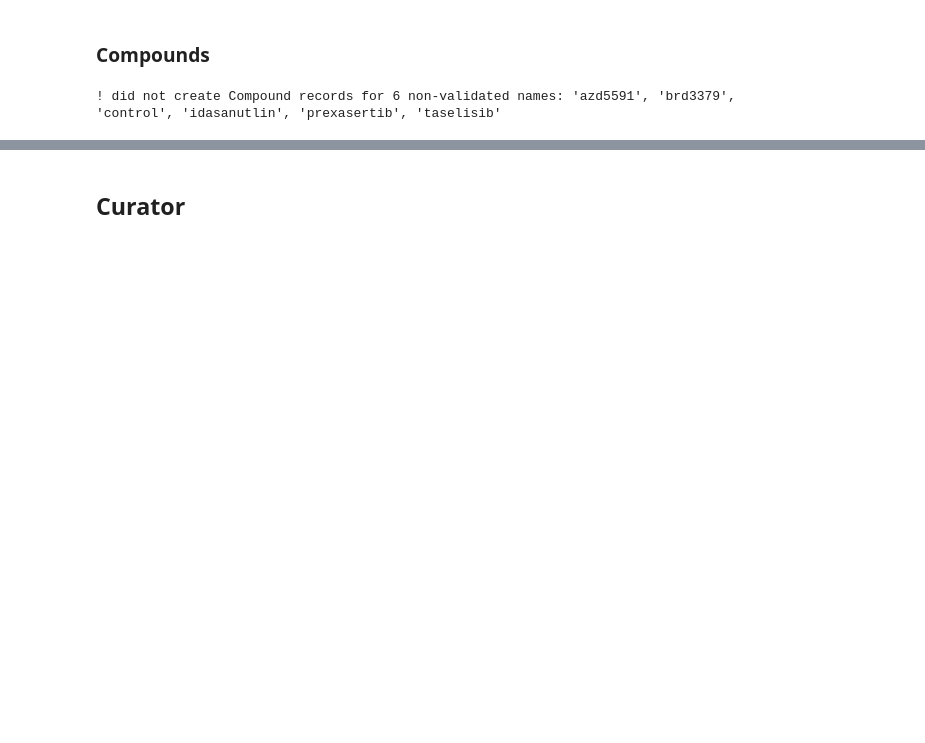
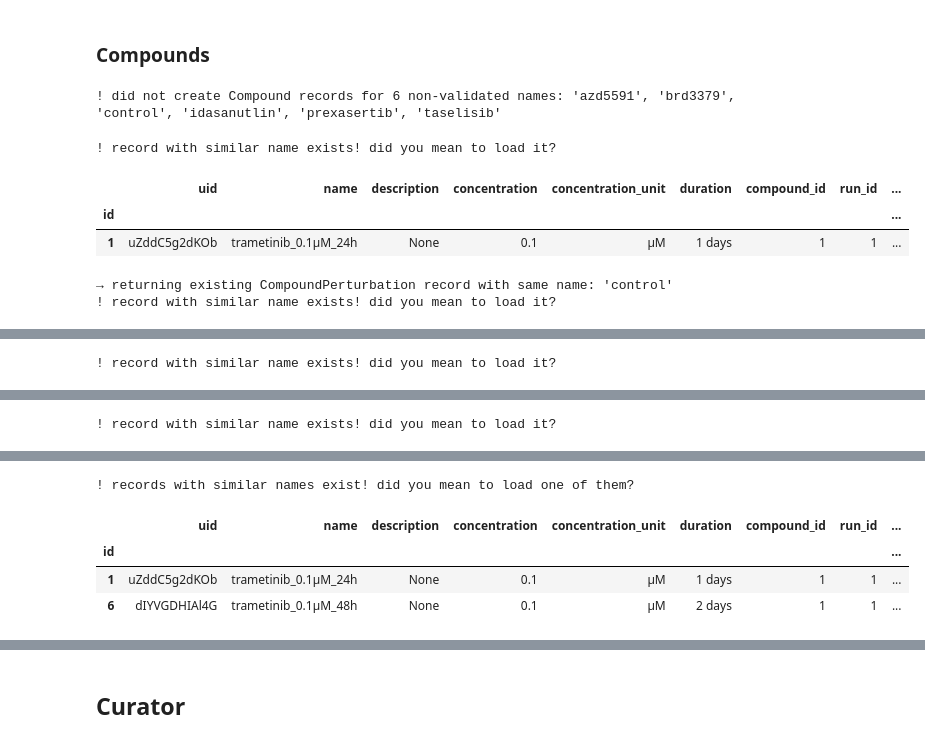
Before and after one commit to scverse/pertpy-datasets, a Jupyter notebook: scripts/lamindb_datasets/mcfarland_2020_demo_tutorial.ipynb, the cells around one changed output, grey strips where cells are left out. Cells and saved outputs as stored; diff of their text form; code cells hidden in the pictures; blank space fills up the shorter version.

```diff
--- a/scripts/lamindb_datasets/mcfarland_2020_demo_tutorial.ipynb
+++ b/scripts/lamindb_datasets/mcfarland_2020_demo_tutorial.ipynb
@@ -106,20 +103,30 @@ wl.Compound.from_values(adata.obs["compound"]).save();
 compounds = [wl.Compound(name=cpd) for cpd in {"azd5591", "brd3379", "control", "idasanutlin", "prexasertib","taselisib"}]
 ln.save(compounds)
 # %%
+# register compound perturbations: compound + dose + duration
 compound_meta = adata.obs[adata.obs["compound"].notna()][
-    ["perturbation", "dose_unit", "dose_value"]
+    ["perturbation", "dose_unit", "dose_value", "time"]
 ].drop_duplicates()
 
 compound_perturbation_names = {}
 for _, row in compound_meta.iterrows():
-    compound_perturbation_name = "control" if row["perturbation"] == "control" else f"{row['perturbation']}_{row.dose_value}{row.dose_unit}"
+    compound = wl.Compound.get(name=row["perturbation"])
+    duration = row.time.split(', ')[-1]  # take the longest duration
+    compound_perturbation_name = "control" if row["perturbation"] == "control" else f"{row['perturbation']}_{row.dose_value}{row.dose_unit}_{duration}h"
     compound_perturbation = wl.CompoundPerturbation(
             name=compound_perturbation_name,
             concentration=row.dose_value,
-            concentration_unit=row.dose_unit
+            concentration_unit=row.dose_unit,
+            duration=timedelta(hours=int(duration)),
+            compound=compound,
             ).save()
-    compound = wl.Compound.get(name=row["perturbation"])
-    compound_perturbation.compounds.add(compound)
     compound_perturbation_names[row["perturbation"]] = compound_perturbation_name
 
-adata.obs["compound_perturbations"] = adata.obs["compound"].map(compound_perturbation_names)
+adata.obs["compound_perturbation"] = adata.obs["compound"].map(compound_perturbation_names)
+# %% [output]
+! record with similar name exists! did you mean to load it?
+|  | uid | name | description | concentration | concentration_unit | duration | compound_id | run_id | ... |
+| id |  |  |  |  |  |  |  |  | ... |
+| 1 | uZddC5g2dKOb | trametinib_0.1µM_24h | None | 0.1 | µM | 1 days | 1 | 1 | ... |
+→ returning existing CompoundPerturbation record with same name: 'control'
+! record with similar name exists! did you mean to load it?
@@ -125,0 +136 @@ adata.obs["compound_perturbations"] = adata.obs["compound"].map(compound_perturb
+! record with similar name exists! did you mean to load it?
@@ -125,0 +140 @@ adata.obs["compound_perturbations"] = adata.obs["compound"].map(compound_perturb
+! record with similar name exists! did you mean to load it?
@@ -126,3 +144,8 @@ adata.obs["compound_perturbations"] = adata.obs["compound"].map(compound_perturb
+! records with similar names exist! did you mean to load one of them?
+|  | uid | name | description | concentration | concentration_unit | duration | compound_id | run_id | ... |
+| id |  |  |  |  |  |  |  |  | ... |
+| 1 | uZddC5g2dKOb | trametinib_0.1µM_24h | None | 0.1 | µM | 1 days | 1 | 1 | ... |
+| 6 | dIYVGDHIAl4G | trametinib_0.1µM_48h | None | 0.1 | µM | 2 days | 1 | 1 | ... |
 # %%
 # optional: add protein targets to compounds
 compounds_to_targets = {
```
Also changed, not shown: parts of 16 cells of this notebook, 1 other file.
